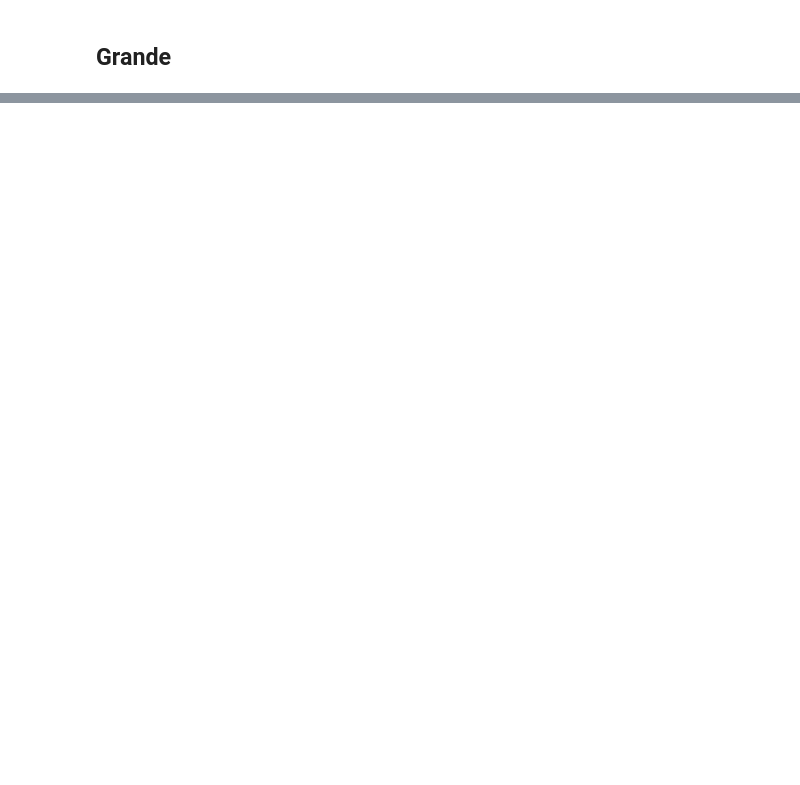
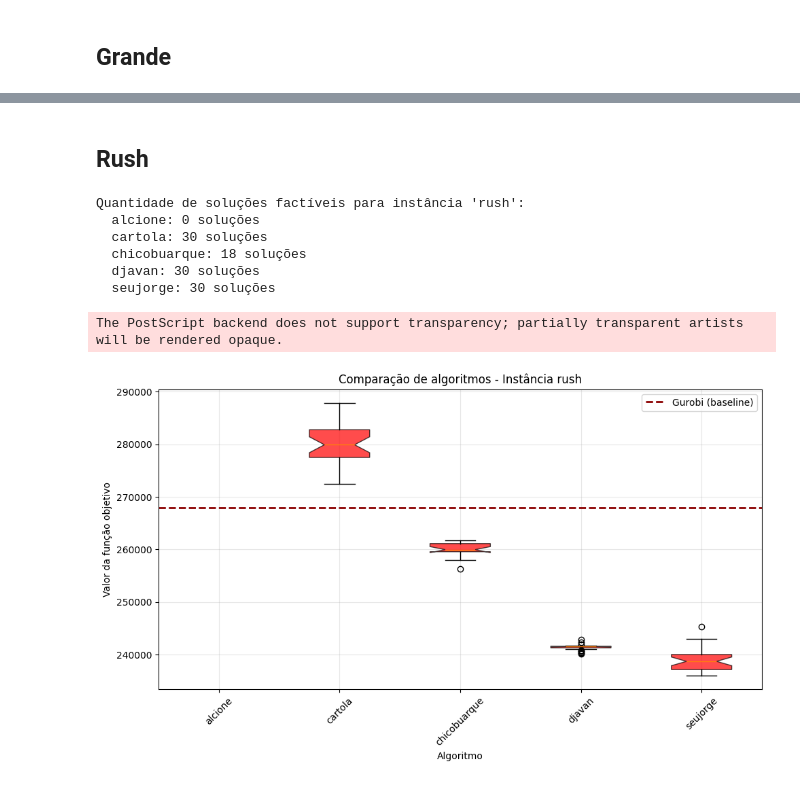
Before and after one commit to andre-batista/ele634_20252, a Jupyter notebook: analise_resultados.ipynb, the cells around one changed output, grey strips where cells are left out. Saved outputs shown, nothing was run; the diff lists cells and outputs as text; code cells hidden in the pictures; blank space fills up the shorter version.

```diff
--- a/analise_resultados.ipynb
+++ b/analise_resultados.ipynb
@@ -184,0 +293,71 @@ plt.show()
+# %% [markdown]
+## Rush
+# %%
+resultados = {"alcione": [], "cartola": [], "chicobuarque": [], "djavan": [],
+              "seujorge": [], "gurobi": []}
+
+nome_instancia = "rush"
+instancia = carrega_dados_json(f"dados/{nome_instancia}.json")
+
+for nome in resultados.keys():
+
+    if nome == "gurobi":
+        solucao = Solucao()
+        solucao.carregar(f"dados/otimo_{nome_instancia}.json")
+        resultados[nome].append(solucao.fx)
+
+    elif nome == "alcione":
+        continue
+
+    else:
+        for i in range(30):
+            solucao = Solucao()
+            solucao.carregar(f"resultados/{nome_instancia}/{nome}/s{i+1}.json")
+            if solucao.factivel(instancia, verbose=False):
+                resultados[nome].append(solucao.fx)
+
+# Imprimir a quantidade de soluções factíveis de cada algoritmo
+print(f"Quantidade de soluções factíveis para instância '{nome_instancia}':")
+for nome, valores in resultados.items():
+    if nome == "gurobi":
+        continue
+    print(f"  {nome}: {len(valores)} soluções")
+# %% [output]
+Quantidade de soluções factíveis para instância 'rush':
+  alcione: 0 soluções
+  cartola: 30 soluções
+  chicobuarque: 18 soluções
+  djavan: 30 soluções
+  seujorge: 30 soluções
+# %%
+# Preparar os dados para o boxplot (excluindo gurobi)
+dados_boxplot = [resultados[nome] for nome in resultados.keys() if nome != "gurobi"]
+labels_boxplot = [nome for nome in resultados.keys() if nome != "gurobi"]
+
+# Criar o boxplot
+plt.figure(figsize=(10, 6))
+bp = plt.boxplot(dados_boxplot, tick_labels=labels_boxplot, notch=True,
+            patch_artist=True)
+
+# Colorir os boxes de vermelho
+for patch in bp['boxes']:
+    patch.set_facecolor('red')
+    patch.set_alpha(0.7)
+
+# Adicionar linha horizontal para o Gurobi (baseline)
+valor_gurobi = resultados["gurobi"][0]
+plt.axhline(y=valor_gurobi, color='darkred', linestyle='--', linewidth=2, label='Gurobi (baseline)')
+
+plt.ylabel('Valor da função objetivo')
+plt.xlabel('Algoritmo')
+plt.title(f'Comparação de algoritmos - Instância {nome_instancia}')
+plt.legend()
+plt.grid(True, alpha=0.3)
+plt.xticks(rotation=45)
+plt.tight_layout()
+plt.savefig(f'./resultados/apresentacao/boxplot_{nome_instancia}.eps',
+            format='eps', dpi=300, bbox_inches='tight', pad_inches=0.1)
+plt.show()
+# %% [output]
+The PostScript backend does not support transparency; partially transparent artists will be rendered opaque.
+[figure, added]
```
Also changed, not shown: parts of 10 cells of this notebook, 17 other files.
